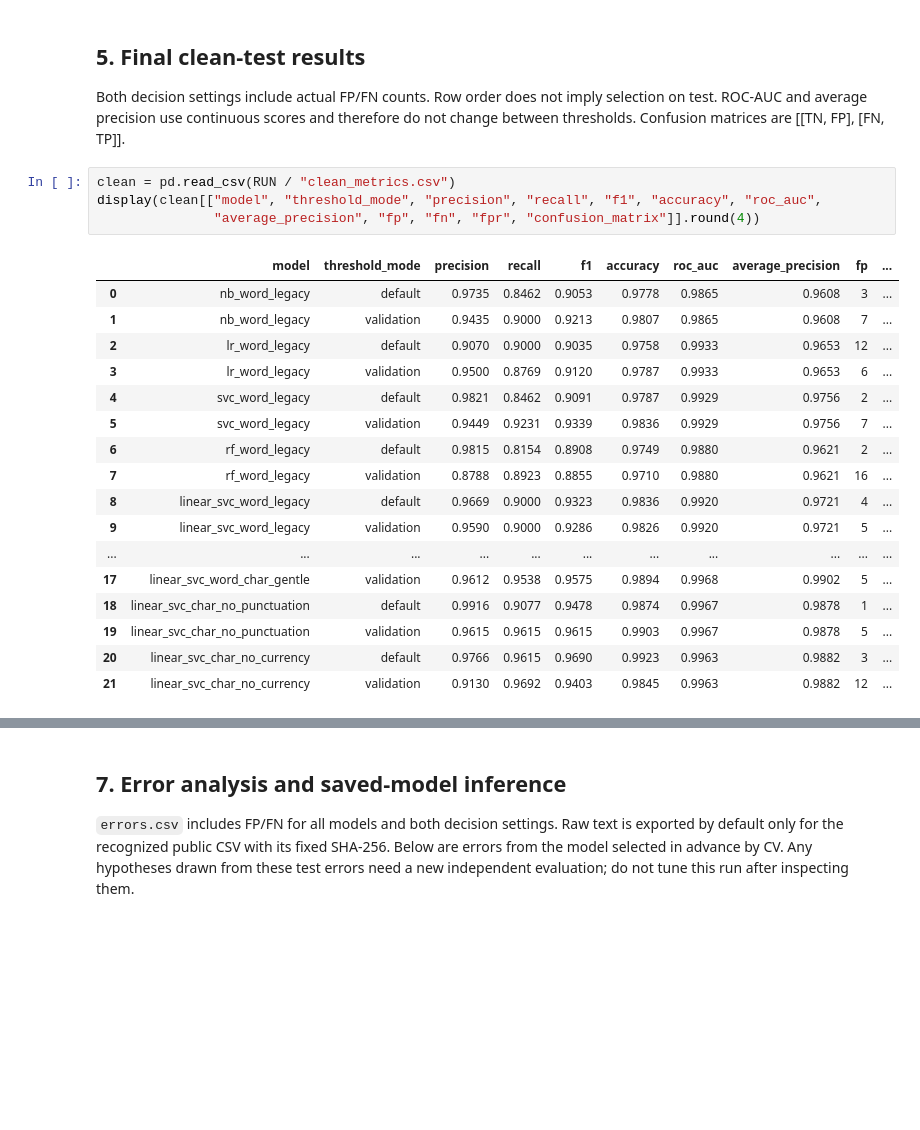
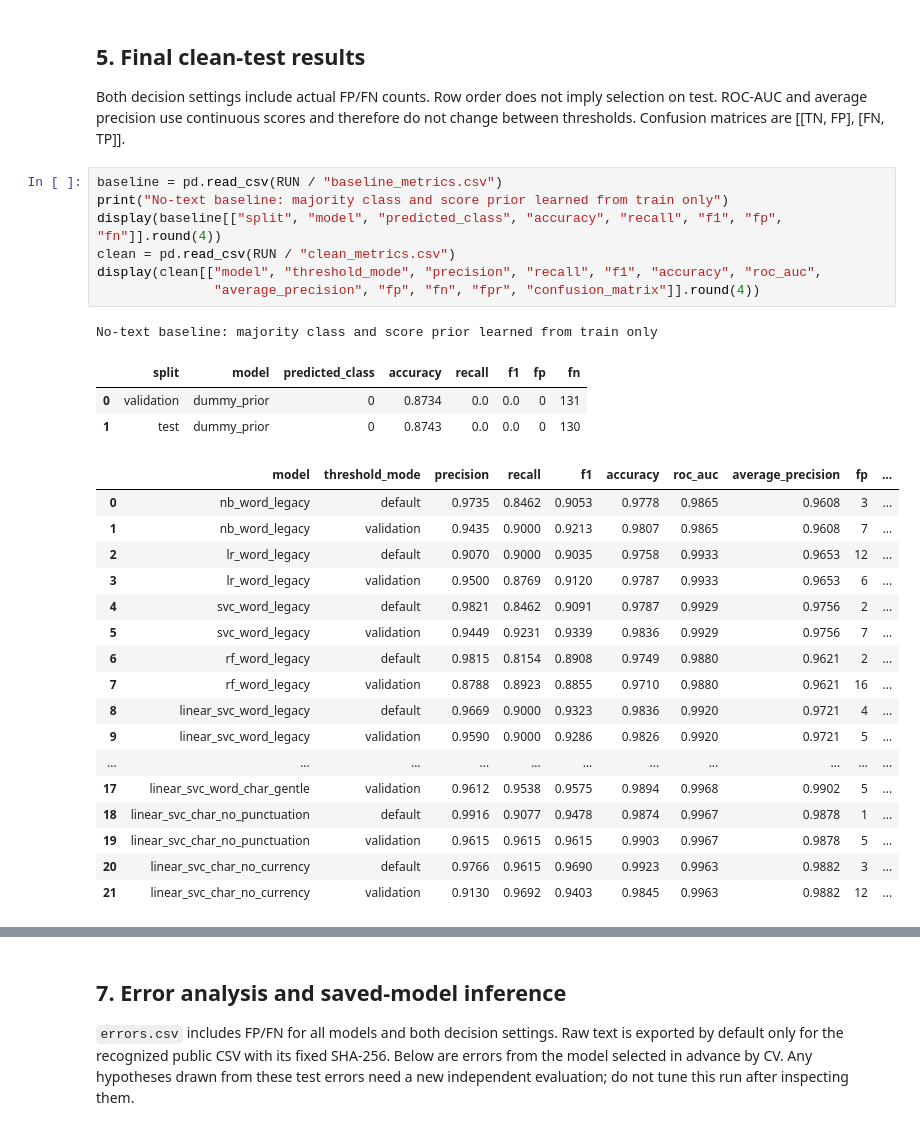
Before and after one commit to altynbk/sms-spam-detection, a Jupyter notebook: ML_Spam_Detector.ipynb, the cells around one changed output, grey strips where cells are left out. Cells and saved outputs as stored; diff of their text form; blank space fills up the shorter version.

```diff
--- a/ML_Spam_Detector.ipynb
+++ b/ML_Spam_Detector.ipynb
@@ -223,27 +229,34 @@ selection on test. ROC-AUC and average precision use continuous scores and
 therefore do not change between thresholds. Confusion matrices are
 [[TN, FP], [FN, TP]].
 # %%
+baseline = pd.read_csv(RUN / "baseline_metrics.csv")
+print("No-text baseline: majority class and score prior learned from train only")
+display(baseline[["split", "model", "predicted_class", "accuracy", "recall", "f1", "fp", "fn"]].round(4))
 clean = pd.read_csv(RUN / "clean_metrics.csv")
 display(clean[["model", "threshold_mode", "precision", "recall", "f1", "accuracy", "roc_auc",
                "average_precision", "fp", "fn", "fpr", "confusion_matrix"]].round(4))
 # %% [output]
+No-text baseline: majority class and score prior learned from train only
-|  | model | threshold_mode | precision | recall | f1 | accuracy | roc_auc | average_precision | fp | ... |
-| 0 | nb_word_legacy | default | 0.9735 | 0.8462 | 0.9053 | 0.9778 | 0.9865 | 0.9608 | 3 | ... |
-| 1 | nb_word_legacy | validation | 0.9435 | 0.9000 | 0.9213 | 0.9807 | 0.9865 | 0.9608 | 7 | ... |
-| 2 | lr_word_legacy | default | 0.9070 | 0.9000 | 0.9035 | 0.9758 | 0.9933 | 0.9653 | 12 | ... |
-| 3 | lr_word_legacy | validation | 0.9500 | 0.8769 | 0.9120 | 0.9787 | 0.9933 | 0.9653 | 6 | ... |
-| 4 | svc_word_legacy | default | 0.9821 | 0.8462 | 0.9091 | 0.9787 | 0.9929 | 0.9756 | 2 | ... |
-| 5 | svc_word_legacy | validation | 0.9449 | 0.9231 | 0.9339 | 0.9836 | 0.9929 | 0.9756 | 7 | ... |
-| 6 | rf_word_legacy | default | 0.9815 | 0.8154 | 0.8908 | 0.9749 | 0.9880 | 0.9621 | 2 | ... |
-| 7 | rf_word_legacy | validation | 0.8788 | 0.8923 | 0.8855 | 0.9710 | 0.9880 | 0.9621 | 16 | ... |
-| 8 | linear_svc_word_legacy | default | 0.9669 | 0.9000 | 0.9323 | 0.9836 | 0.9920 | 0.9721 | 4 | ... |
-| 9 | linear_svc_word_legacy | validation | 0.9590 | 0.9000 | 0.9286 | 0.9826 | 0.9920 | 0.9721 | 5 | ... |
-| ... | ... | ... | ... | ... | ... | ... | ... | ... | ... | ... |
-| 17 | linear_svc_word_char_gentle | validation | 0.9612 | 0.9538 | 0.9575 | 0.9894 | 0.9968 | 0.9902 | 5 | ... |
-| 18 | linear_svc_char_no_punctuation | default | 0.9916 | 0.9077 | 0.9478 | 0.9874 | 0.9967 | 0.9878 | 1 | ... |
-| 19 | linear_svc_char_no_punctuation | validation | 0.9615 | 0.9615 | 0.9615 | 0.9903 | 0.9967 | 0.9878 | 5 | ... |
-| 20 | linear_svc_char_no_currency | default | 0.9766 | 0.9615 | 0.9690 | 0.9923 | 0.9963 | 0.9882 | 3 | ... |
-| 21 | linear_svc_char_no_currency | validation | 0.9130 | 0.9692 | 0.9403 | 0.9845 | 0.9963 | 0.9882 | 12 | ... |
+|  | split | model | predicted_class | accuracy | recall | f1 | fp | fn |
+| 0 | validation | dummy_prior | 0 | 0.8734 | 0.0 | 0.0 | 0 | 131 |
+| 1 | test | dummy_prior | 0 | 0.8743 | 0.0 | 0.0 | 0 | 130 |
+|  | model | threshold_mode | precision | recall | f1 | accuracy | roc_auc | average_precision | fp | ... |
+| 0 | nb_word_legacy | default | 0.9735 | 0.8462 | 0.9053 | 0.9778 | 0.9865 | 0.9608 | 3 | ... |
+| 1 | nb_word_legacy | validation | 0.9435 | 0.9000 | 0.9213 | 0.9807 | 0.9865 | 0.9608 | 7 | ... |
+| 2 | lr_word_legacy | default | 0.9070 | 0.9000 | 0.9035 | 0.9758 | 0.9933 | 0.9653 | 12 | ... |
+| 3 | lr_word_legacy | validation | 0.9500 | 0.8769 | 0.9120 | 0.9787 | 0.9933 | 0.9653 | 6 | ... |
+| 4 | svc_word_legacy | default | 0.9821 | 0.8462 | 0.9091 | 0.9787 | 0.9929 | 0.9756 | 2 | ... |
+| 5 | svc_word_legacy | validation | 0.9449 | 0.9231 | 0.9339 | 0.9836 | 0.9929 | 0.9756 | 7 | ... |
+| 6 | rf_word_legacy | default | 0.9815 | 0.8154 | 0.8908 | 0.9749 | 0.9880 | 0.9621 | 2 | ... |
+| 7 | rf_word_legacy | validation | 0.8788 | 0.8923 | 0.8855 | 0.9710 | 0.9880 | 0.9621 | 16 | ... |
+| 8 | linear_svc_word_legacy | default | 0.9669 | 0.9000 | 0.9323 | 0.9836 | 0.9920 | 0.9721 | 4 | ... |
+| 9 | linear_svc_word_legacy | validation | 0.9590 | 0.9000 | 0.9286 | 0.9826 | 0.9920 | 0.9721 | 5 | ... |
+| ... | ... | ... | ... | ... | ... | ... | ... | ... | ... | ... |
+| 17 | linear_svc_word_char_gentle | validation | 0.9612 | 0.9538 | 0.9575 | 0.9894 | 0.9968 | 0.9902 | 5 | ... |
+| 18 | linear_svc_char_no_punctuation | default | 0.9916 | 0.9077 | 0.9478 | 0.9874 | 0.9967 | 0.9878 | 1 | ... |
+| 19 | linear_svc_char_no_punctuation | validation | 0.9615 | 0.9615 | 0.9615 | 0.9903 | 0.9967 | 0.9878 | 5 | ... |
+| 20 | linear_svc_char_no_currency | default | 0.9766 | 0.9615 | 0.9690 | 0.9923 | 0.9963 | 0.9882 | 3 | ... |
+| 21 | linear_svc_char_no_currency | validation | 0.9130 | 0.9692 | 0.9403 | 0.9845 | 0.9963 | 0.9882 | 12 | ... |
 # %% [markdown]
 ## 6. Three separate robustness scenarios
 
```
Also changed, not shown: parts of 5 cells of this notebook, 15 other files.
